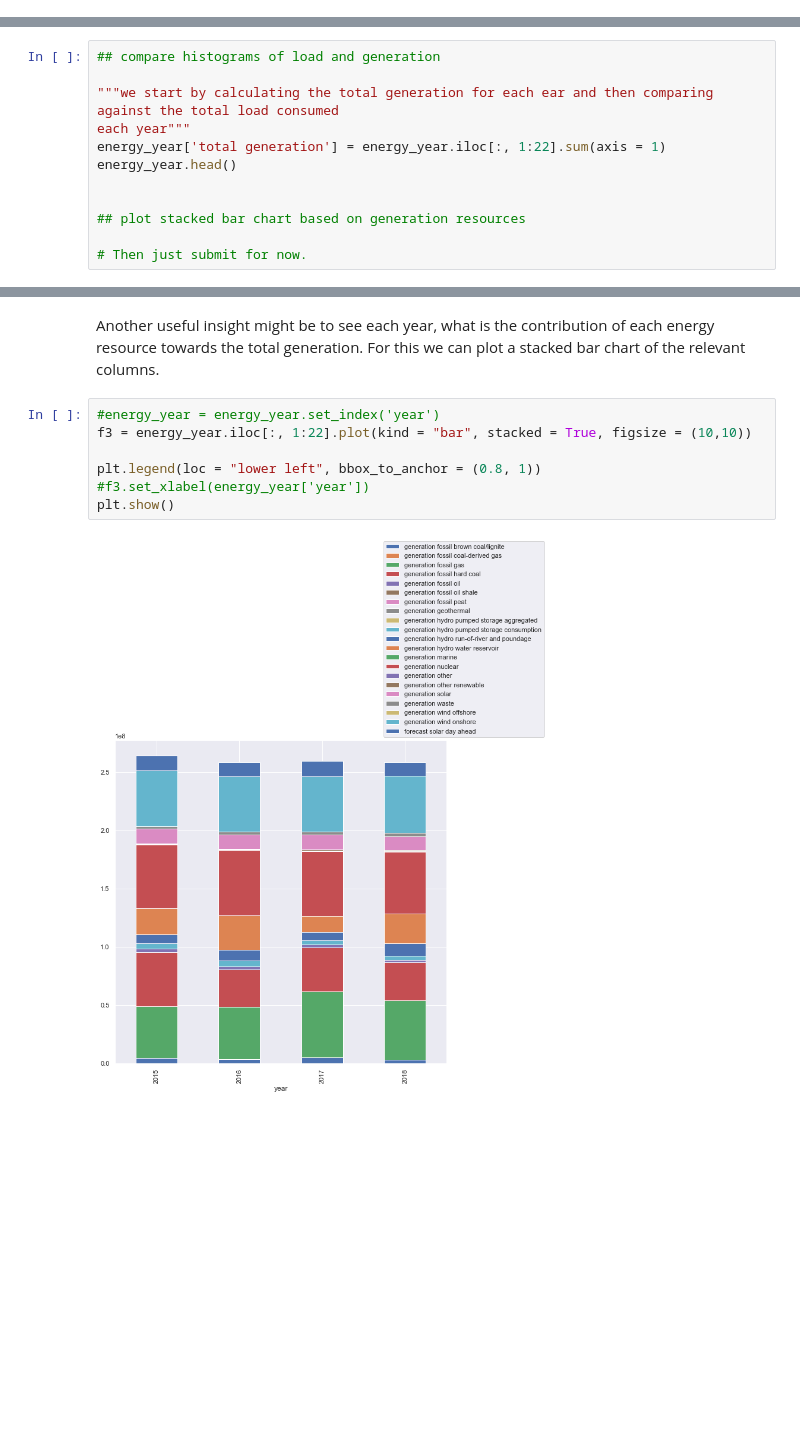
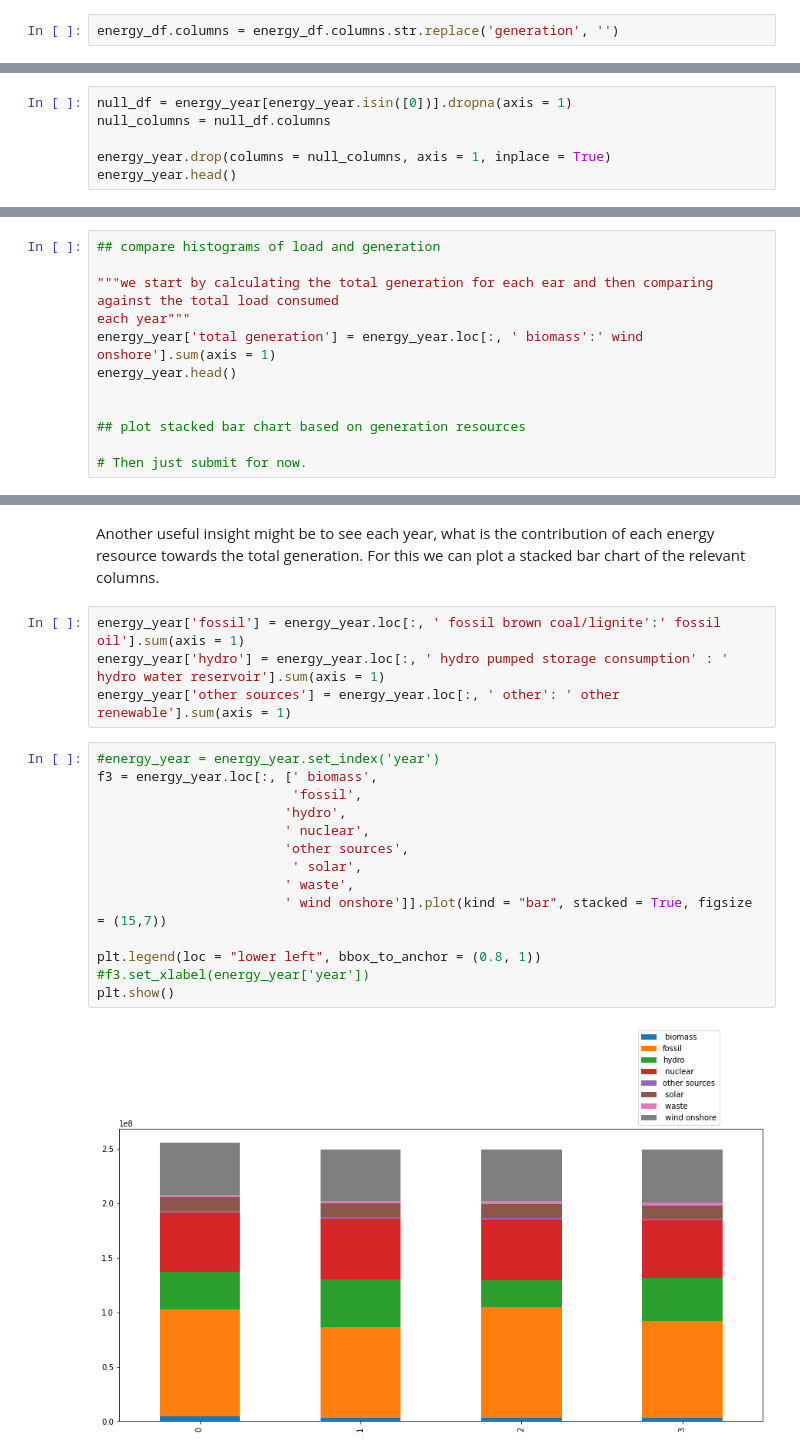
Before and after one commit to jsri90/Coding_Mania, a Jupyter notebook: Exploring the Energy in Spain.ipynb, the cells around one changed output, grey strips where cells are left out. Drawn from its saved outputs; the diff is of its cells as text; blank space fills up the shorter version.

```diff
--- a/Exploring the Energy in Spain.ipynb
+++ b/Exploring the Energy in Spain.ipynb
@@ -88,0 +118,2 @@ memory usage: 7.8 MB
+# %%
+energy_df.columns = energy_df.columns.str.replace('generation', '')
@@ -163,0 +197,6 @@ energy_year.head()
+# %%
+null_df = energy_year[energy_year.isin([0])].dropna(axis = 1)
+null_columns = null_df.columns
+
+energy_year.drop(columns = null_columns, axis = 1, inplace = True)
+energy_year.head()
@@ -258,7 +350,7 @@ This pegs the question - how is the price forecast calculated? Can a better mode
 
 """we start by calculating the total generation for each ear and then comparing against the total load consumed
 each year"""
-energy_year['total generation'] = energy_year.iloc[:, 1:22].sum(axis = 1)
+energy_year['total generation'] = energy_year.loc[:, ' biomass':' wind onshore'].sum(axis = 1)
 energy_year.head()
 
 
@@ -308,12 +403,23 @@ memory usage: 896.0 bytes
 # %% [markdown]
 Another useful insight might be to see each year, what is the contribution of each energy resource towards the total generation. For this we can plot a stacked bar chart of the relevant columns.
+# %%
+energy_year['fossil'] = energy_year.loc[:, ' fossil brown coal/lignite':' fossil oil'].sum(axis = 1)
+energy_year['hydro'] = energy_year.loc[:, ' hydro pumped storage consumption' : ' hydro water reservoir'].sum(axis = 1)
+energy_year['other sources'] = energy_year.loc[:, ' other': ' other renewable'].sum(axis = 1)
 # %%
 #energy_year = energy_year.set_index('year')
-f3 = energy_year.iloc[:, 1:22].plot(kind = "bar", stacked = True, figsize = (10,10))
+f3 = energy_year.loc[:, [' biomass',
+                         'fossil',
+                        'hydro',
+                        ' nuclear',
+                        'other sources',
+                         ' solar',
+                        ' waste',
+                        ' wind onshore']].plot(kind = "bar", stacked = True, figsize = (15,7))
 
 plt.legend(loc = "lower left", bbox_to_anchor = (0.8, 1))
 #f3.set_xlabel(energy_year['year'])
 plt.show()
 # %% [output]
-[figure, old version]
+[figure, new version]
 # %% [markdown]
```
Also changed, not shown: parts of 37 cells of this notebook.
